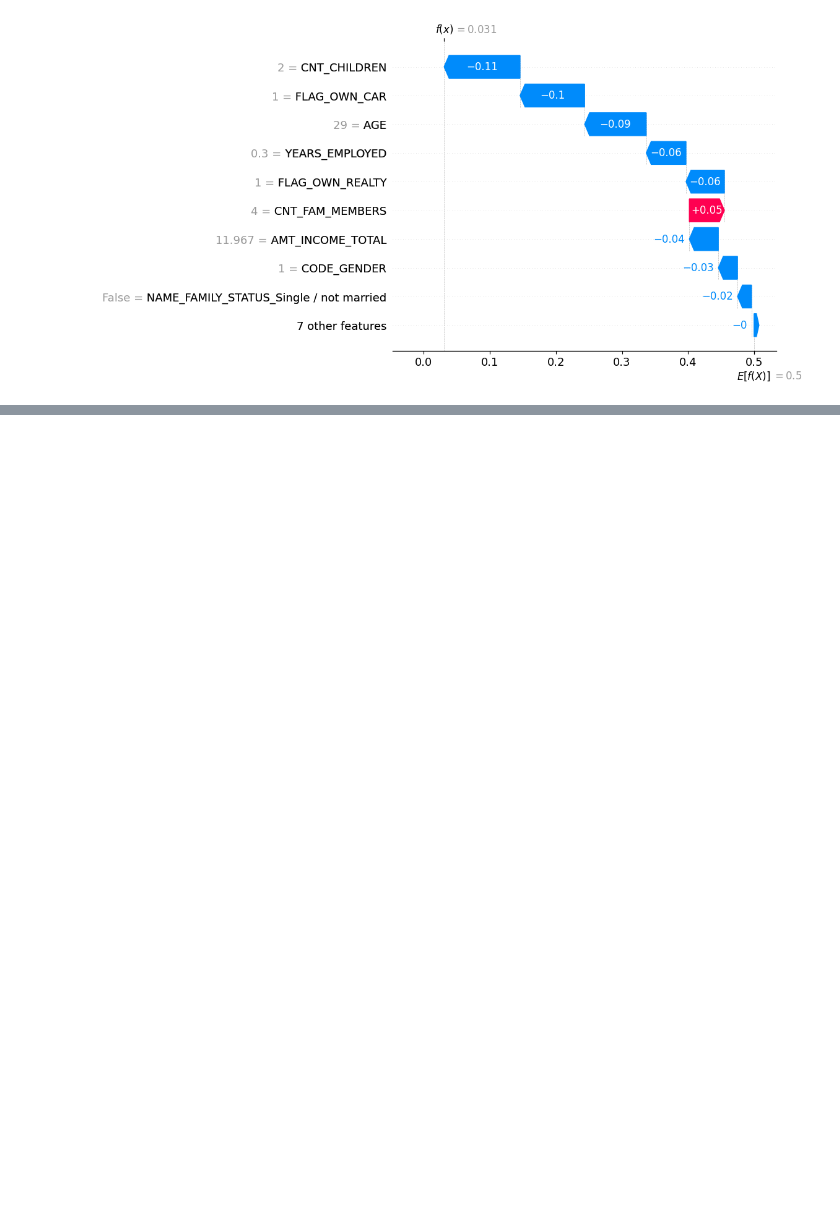
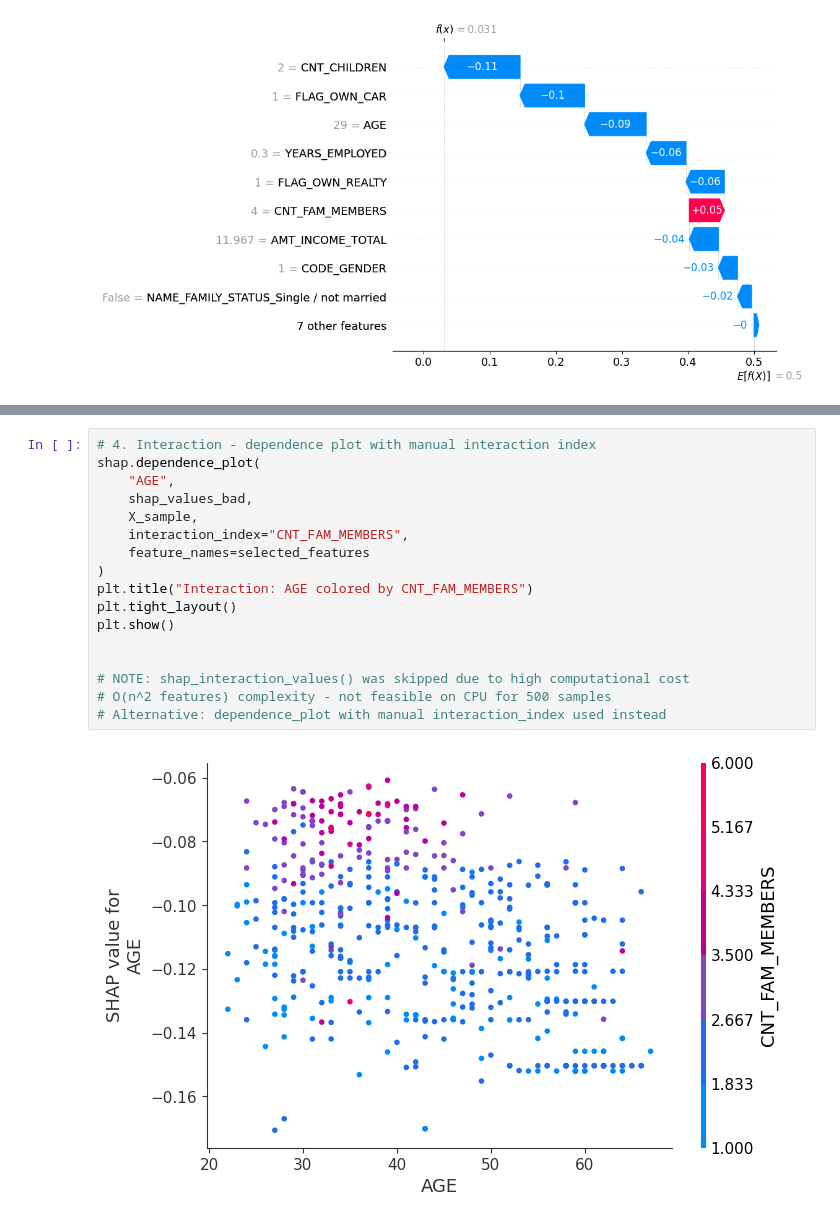
Before and after one commit to DiegoMB99/credit-card-approval, a Jupyter notebook: 04_shap.ipynb, the cells around one changed output, grey strips where cells are left out. Saved outputs shown, nothing was run; the diff lists cells and outputs as text; blank space fills up the shorter version.

```diff
--- a/04_shap.ipynb
+++ b/04_shap.ipynb
@@ -136,0 +182,19 @@ Name: 431, dtype: object
+# %%
+# 4. Interaction - dependence plot with manual interaction index
+shap.dependence_plot(
+    "AGE",
+    shap_values_bad,
+    X_sample,
+    interaction_index="CNT_FAM_MEMBERS",
+    feature_names=selected_features
+)
+plt.title("Interaction: AGE colored by CNT_FAM_MEMBERS")
+plt.tight_layout()
+plt.show()
+
+
+# NOTE: shap_interaction_values() was skipped due to high computational cost
+# O(n^2 features) complexity - not feasible on CPU for 500 samples
+# Alternative: dependence_plot with manual interaction_index used instead
+# %% [output]
+[figure, added]
```
Also changed, not shown: parts of 5 cells of this notebook, 1 other file.
